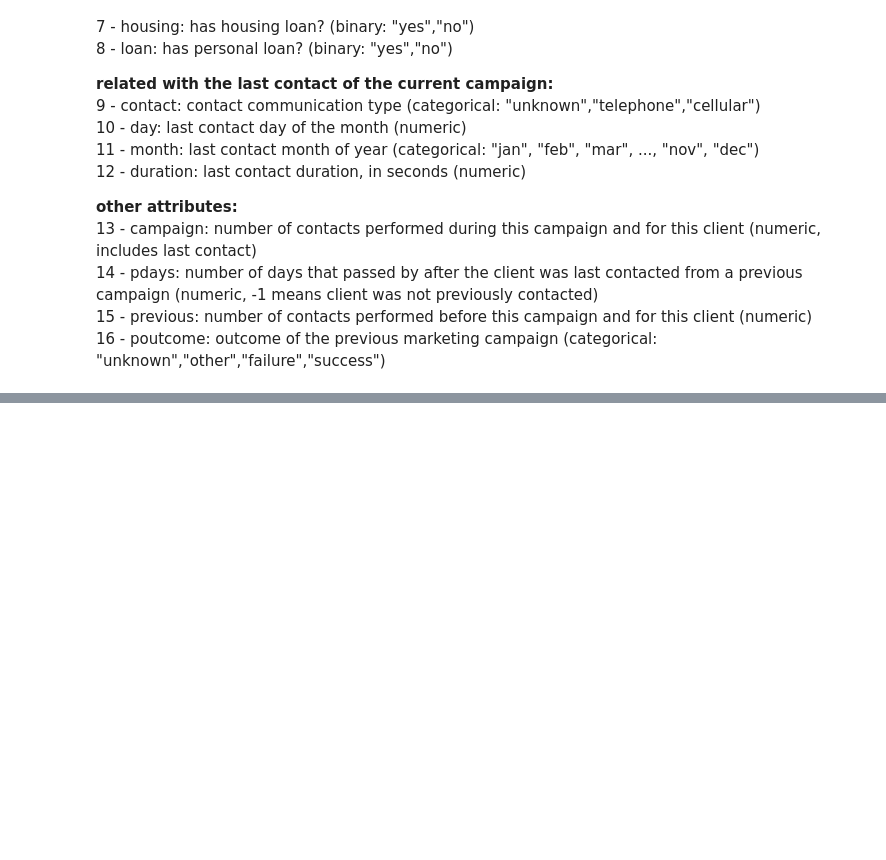
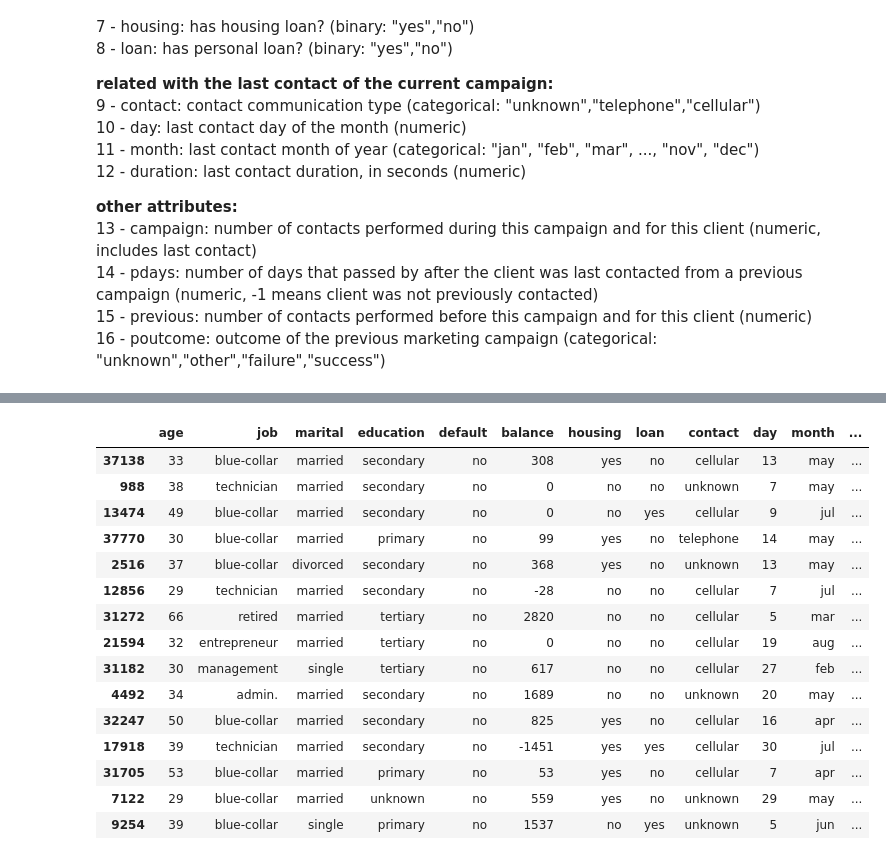
Before and after one commit to Lauragarbre/ONLINE_DS_THEBRIDGE_Curso2025, a Jupyter notebook: Bootcamp_Data_Science_2025/04_Machine_Learning /Sprint 11_ML_Modeos_Supervisados_II_Arboles_y_Ensamblados/Unidad 01/18_Practica_Obligatoria_Arboles_de_Decisión_y_Ajuste_de_Hiperparametros_Hecho.ipynb, the cells around one changed output, grey strips where cells are left out. Saved outputs shown, nothing was run; the diff lists cells and outputs as text; code cells hidden in the pictures; blank space fills up the shorter version.

Commit message:
Practica obligatoria Unidad 1 Sprint 11
Ejercicio iniciado y planteado a medias para poder asistir a la clase práctia

```diff
--- a/Bootcamp_Data_Science_2025/04_Machine_Learning /Sprint 11_ML_Modeos_Supervisados_II_Arboles_y_Ensamblados/Unidad 01/18_Practica_Obligatoria_Arboles_de_Decisión_y_Ajuste_de_Hiperparametros_Hecho.ipynb
+++ b/Bootcamp_Data_Science_2025/04_Machine_Learning /Sprint 11_ML_Modeos_Supervisados_II_Arboles_y_Ensamblados/Unidad 01/18_Practica_Obligatoria_Arboles_de_Decisión_y_Ajuste_de_Hiperparametros_Hecho.ipynb
@@ -51,0 +57,2 @@ AYUDA: La dirección del banco nos proporciona estas notas (en inglés):
+# %%
+df = pd.read_csv ('/Users/lauragarcia/Projects/DS_Online_Febr25_Exercises/04_Machine_Learning/Sprint_11/Unidad_01/Practica_Obligatoria/data/bank-full.csv', sep = ';')
@@ -51,0 +109,19 @@ AYUDA: La dirección del banco nos proporciona estas notas (en inglés):
+# %%
+df.sample(15)
+# %% [output]
+|  | age | job | marital | education | default | balance | housing | loan | contact | day | month | ... |
+| 37138 | 33 | blue-collar | married | secondary | no | 308 | yes | no | cellular | 13 | may | ... |
+| 988 | 38 | technician | married | secondary | no | 0 | no | no | unknown | 7 | may | ... |
+| 13474 | 49 | blue-collar | married | secondary | no | 0 | no | yes | cellular | 9 | jul | ... |
+| 37770 | 30 | blue-collar | married | primary | no | 99 | yes | no | telephone | 14 | may | ... |
+| 2516 | 37 | blue-collar | divorced | secondary | no | 368 | yes | no | unknown | 13 | may | ... |
+| 12856 | 29 | technician | married | secondary | no | -28 | no | no | cellular | 7 | jul | ... |
+| 31272 | 66 | retired | married | tertiary | no | 2820 | no | no | cellular | 5 | mar | ... |
+| 21594 | 32 | entrepreneur | married | tertiary | no | 0 | no | no | cellular | 19 | aug | ... |
+| 31182 | 30 | management | single | tertiary | no | 617 | no | no | cellular | 27 | feb | ... |
+| 4492 | 34 | admin. | married | secondary | no | 1689 | no | no | unknown | 20 | may | ... |
+| 32247 | 50 | blue-collar | married | secondary | no | 825 | yes | no | cellular | 16 | apr | ... |
+| 17918 | 39 | technician | married | secondary | no | -1451 | yes | yes | cellular | 30 | jul | ... |
+| 31705 | 53 | blue-collar | married | primary | no | 53 | yes | no | cellular | 7 | apr | ... |
+| 7122 | 29 | blue-collar | married | unknown | no | 559 | yes | no | unknown | 29 | may | ... |
+| 9254 | 39 | blue-collar | single | primary | no | 1537 | no | yes | unknown | 5 | jun | ... |
```
Also changed, not shown: parts of 10 cells of this notebook.
